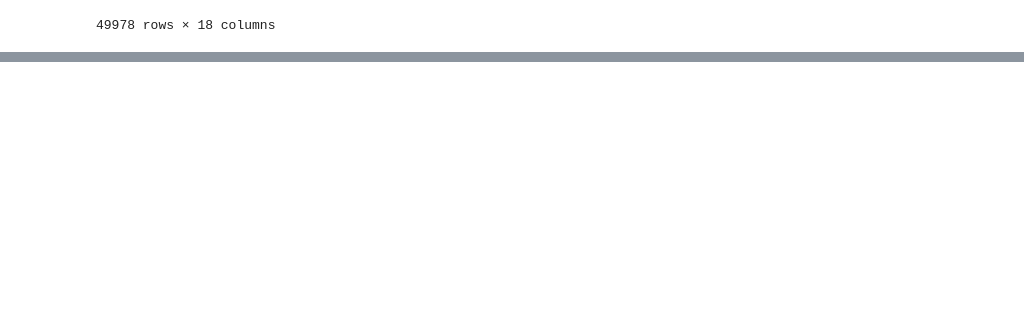
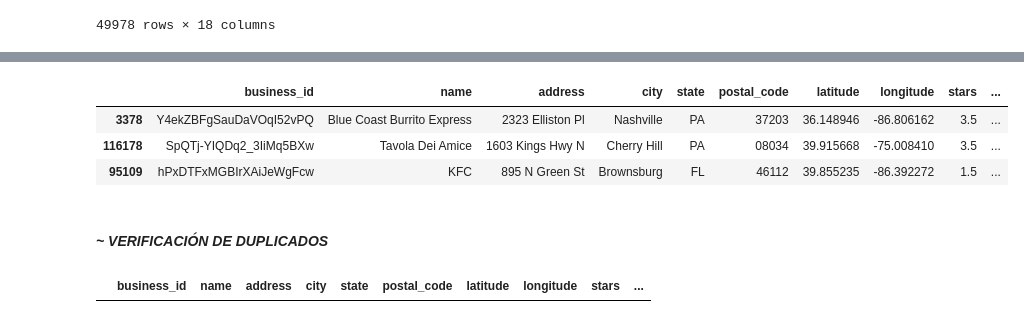
Before and after one commit to Aspirina180mg/PF_DATAPT07, a Jupyter notebook: ETL.ipynb, the cells around one changed output, grey strips where cells are left out. Saved outputs shown, nothing was run; the diff lists cells and outputs as text; code cells hidden in the pictures; blank space fills up the shorter version.

```diff
--- a/ETL.ipynb
+++ b/ETL.ipynb
@@ -564,0 +745,2 @@ Las columnas **state** porque no tiene sentido y **price** deberían eliminarse
+# %%
+df_business = pd.read_parquet(r"Generated\Yelp\bussines.parquet")
@@ -564,0 +767,7 @@ Las columnas **state** porque no tiene sentido y **price** deberían eliminarse
+# %%
+df_business.sample(3)
+# %% [output]
+|  | business_id | name | address | city | state | postal_code | latitude | longitude | stars | ... |
+| 3378 | Y4ekZBFgSauDaVOqI52vPQ | Blue Coast Burrito Express | 2323 Elliston Pl | Nashville | PA | 37203 | 36.148946 | -86.806162 | 3.5 | ... |
+| 116178 | SpQTj-YIQDq2_3IiMq5BXw | Tavola Dei Amice | 1603 Kings Hwy N | Cherry Hill | PA | 08034 | 39.915668 | -75.008410 | 3.5 | ... |
+| 95109 | hPxDTFxMGBIrXAiJeWgFcw | KFC | 895 N Green St | Brownsburg | FL | 46112 | 39.855235 | -86.392272 | 1.5 | ... |
@@ -564,0 +776,7 @@ Las columnas **state** porque no tiene sentido y **price** deberían eliminarse
+# %% [markdown]
+#### ***~ VERIFICACIÓN DE DUPLICADOS***
+# %%
+df_business['duplex'] = df_business.duplicated(subset=['business_id'])
+df_business[df_business.duplex]
+# %% [output]
+|  | business_id | name | address | city | state | postal_code | latitude | longitude | stars | ... |
```
Also changed, not shown: parts of 30 cells of this notebook, 1 other file.
